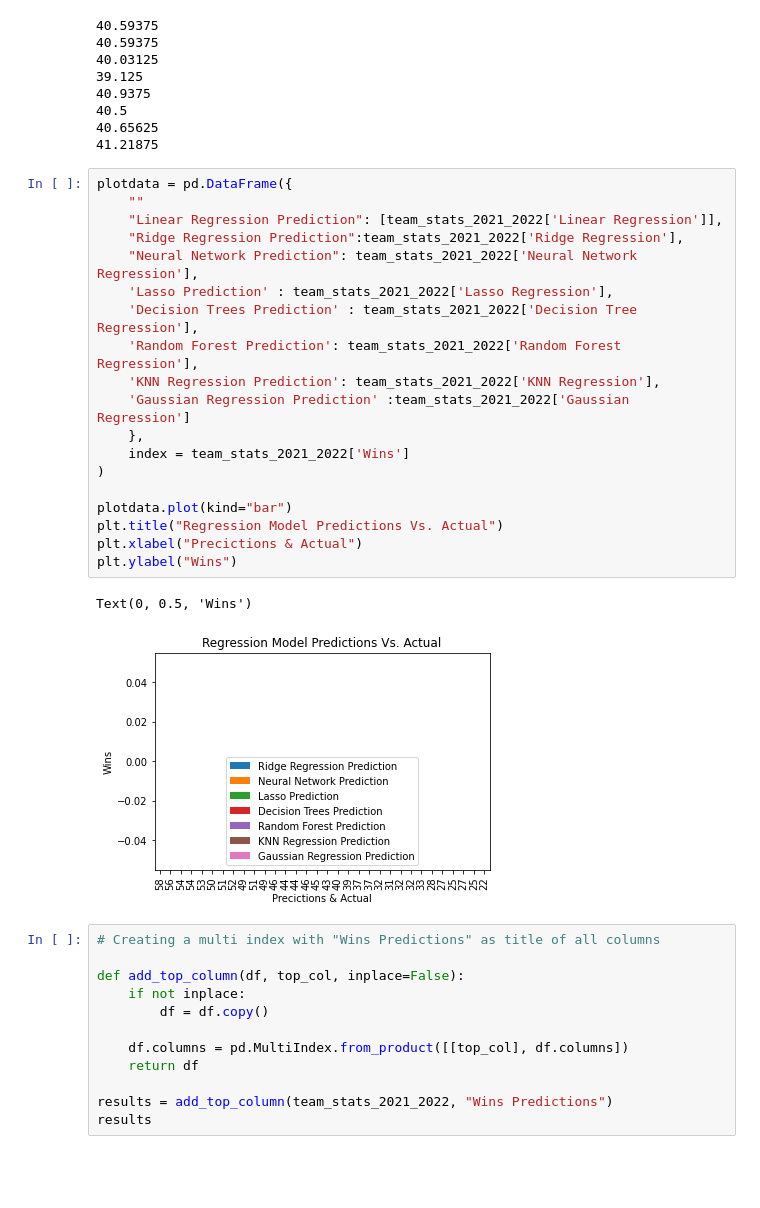
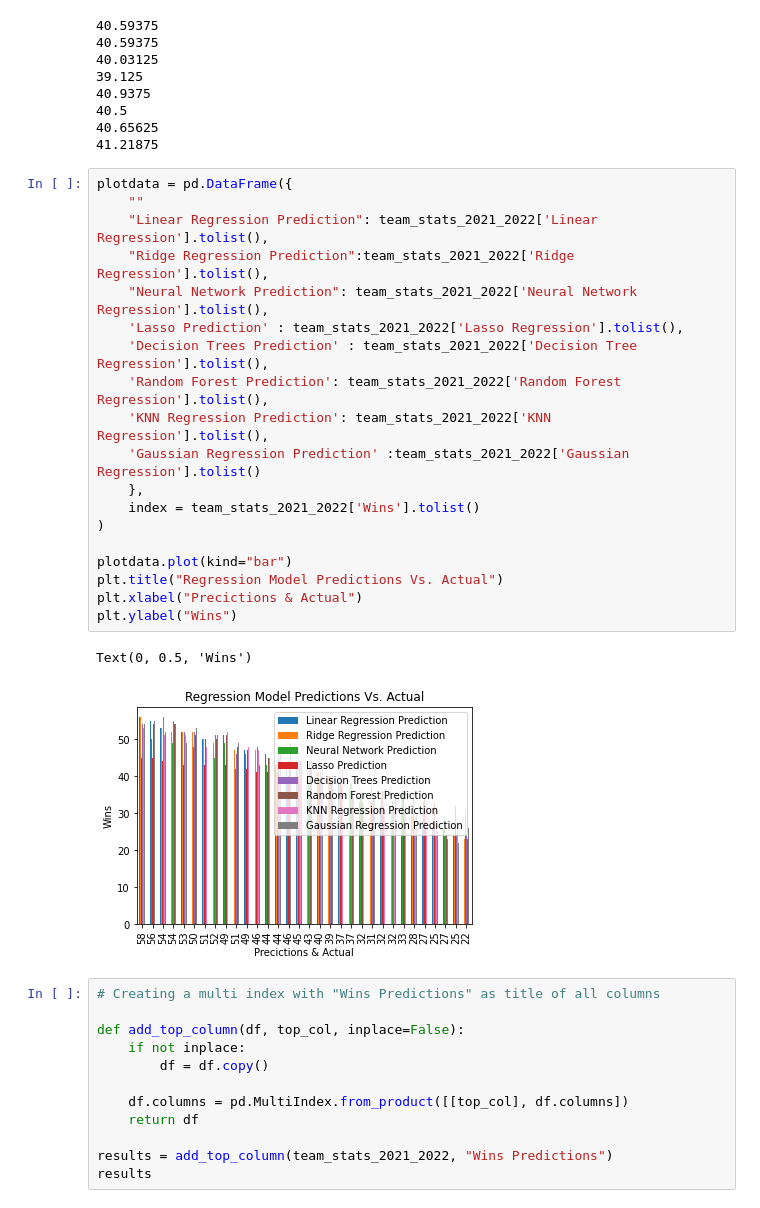
Before and after one commit to joelejchental/Portfolio---Data-Science, a Jupyter notebook: NHL Predict Wins - Machine Learning.ipynb, the cells around one changed output. Saved outputs shown, nothing was run; the diff lists cells and outputs as text; blank space fills up the shorter version.

```diff
--- a/NHL Predict Wins - Machine Learning.ipynb
+++ b/NHL Predict Wins - Machine Learning.ipynb
@@ -251,25 +251,25 @@ print(team_stats_2021_2022['Gaussian Regression'].mean())
 # %%
 plotdata = pd.DataFrame({
     ""
-    "Linear Regression Prediction": [team_stats_2021_2022['Linear Regression']],
-    "Ridge Regression Prediction":team_stats_2021_2022['Ridge Regression'],
-    "Neural Network Prediction": team_stats_2021_2022['Neural Network Regression'],
-    'Lasso Prediction' : team_stats_2021_2022['Lasso Regression'],
-    'Decision Trees Prediction' : team_stats_2021_2022['Decision Tree Regression'],
-    'Random Forest Prediction': team_stats_2021_2022['Random Forest Regression'],
-    'KNN Regression Prediction': team_stats_2021_2022['KNN Regression'],
-    'Gaussian Regression Prediction' :team_stats_2021_2022['Gaussian Regression']
+    "Linear Regression Prediction": team_stats_2021_2022['Linear Regression'].tolist(),
+    "Ridge Regression Prediction":team_stats_2021_2022['Ridge Regression'].tolist(),
+    "Neural Network Prediction": team_stats_2021_2022['Neural Network Regression'].tolist(),
+    'Lasso Prediction' : team_stats_2021_2022['Lasso Regression'].tolist(),
+    'Decision Trees Prediction' : team_stats_2021_2022['Decision Tree Regression'].tolist(),
+    'Random Forest Prediction': team_stats_2021_2022['Random Forest Regression'].tolist(),
+    'KNN Regression Prediction': team_stats_2021_2022['KNN Regression'].tolist(),
+    'Gaussian Regression Prediction' :team_stats_2021_2022['Gaussian Regression'].tolist()
     },
-    index = team_stats_2021_2022['Wins']
+    index = team_stats_2021_2022['Wins'].tolist()
 )
 
 plotdata.plot(kind="bar")
 plt.title("Regression Model Predictions Vs. Actual")
 plt.xlabel("Precictions & Actual")
 plt.ylabel("Wins")
 # %% [output]
 Text(0, 0.5, 'Wins')
-[figure, old version]
+[figure, new version]
 # %%
 # Creating a multi index with "Wins Predictions" as title of all columns
 
```
